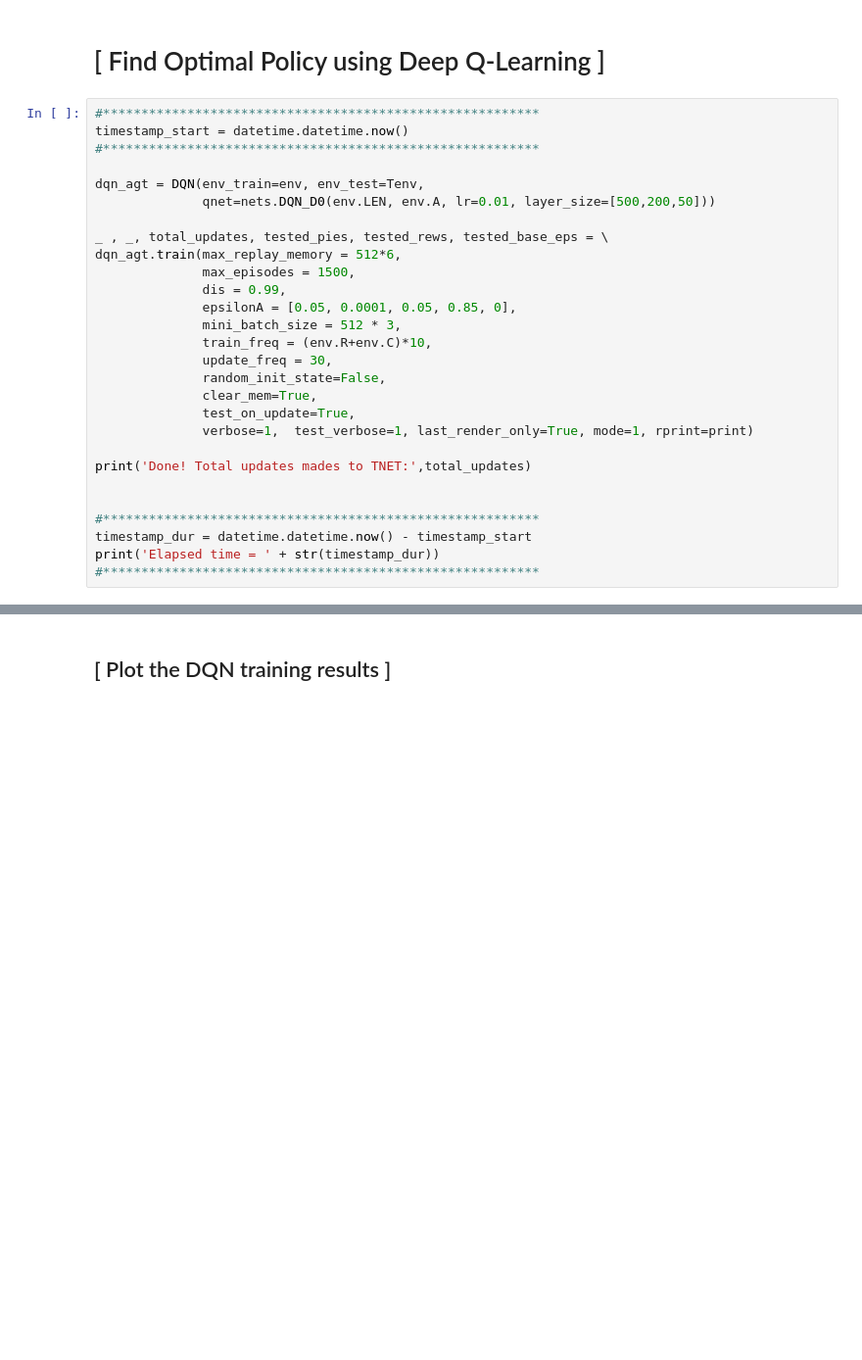
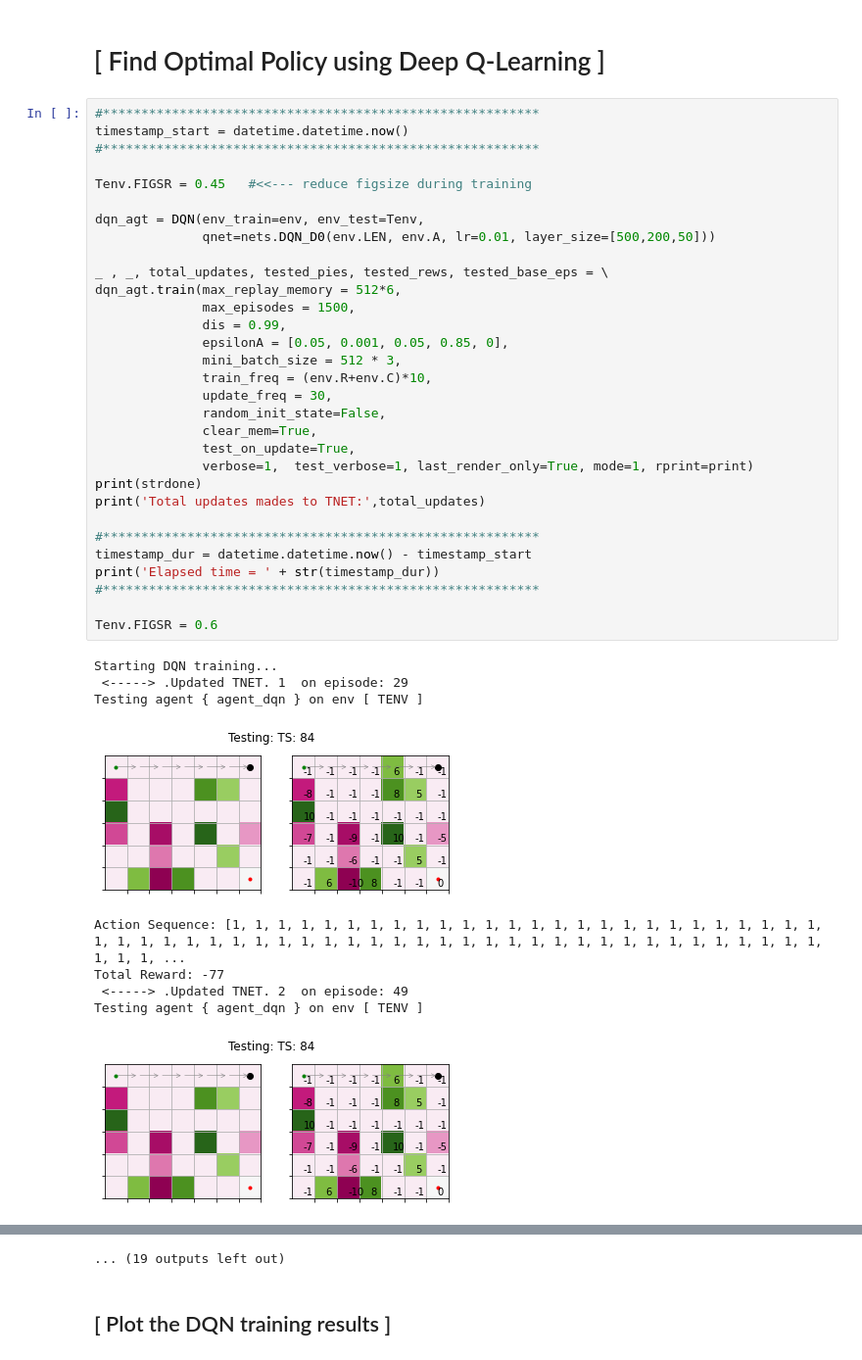
Before and after one commit to Nelson-iitp/public, a Jupyter notebook: docs_PYGW/[pygw]_starter.ipynb, the cells around one changed output, grey strips where cells are left out. Shown at 98% size. Saved outputs shown, nothing was run; the diff lists cells and outputs as text; blank space fills up the shorter version.

```diff
--- a/docs_PYGW/[pygw]_starter.ipynb
+++ b/docs_PYGW/[pygw]_starter.ipynb
@@ -137,28 +197,41 @@ Elapsed time = 0:01:07.660551
 # %%
 #*********************************************************
 timestamp_start = datetime.datetime.now()
 #*********************************************************
+
+Tenv.FIGSR = 0.45   #<<--- reduce figsize during training
 
 dqn_agt = DQN(env_train=env, env_test=Tenv,
               qnet=nets.DQN_D0(env.LEN, env.A, lr=0.01, layer_size=[500,200,50]))
 
 _ , _, total_updates, tested_pies, tested_rews, tested_base_eps = \
 dqn_agt.train(max_replay_memory = 512*6,
               max_episodes = 1500,
               dis = 0.99,
-              epsilonA = [0.05, 0.0001, 0.05, 0.85, 0],
+              epsilonA = [0.05, 0.001, 0.05, 0.85, 0],
               mini_batch_size = 512 * 3,
               train_freq = (env.R+env.C)*10,
               update_freq = 30,
               random_init_state=False,
               clear_mem=True,
               test_on_update=True,
               verbose=1,  test_verbose=1, last_render_only=True, mode=1, rprint=print)
-
-print('Done! Total updates mades to TNET:',total_updates)
-
+print(strdone)
+print('Total updates mades to TNET:',total_updates)
 
 #*********************************************************
 timestamp_dur = datetime.datetime.now() - timestamp_start
 print('Elapsed time = ' + str(timestamp_dur))
 #*********************************************************
+
+Tenv.FIGSR = 0.6
+# %% [output]
+Starting DQN training...
+ <-----> .Updated TNET. 1  on episode: 29
+Testing agent { agent_dqn } on env [ TENV ]
+[figure, added]
+Action Sequence: [1, 1, 1, 1, 1, 1, 1, 1, 1, 1, 1, 1, 1, 1, 1, 1, 1, 1, 1, 1, 1, 1, 1, 1, 1, 1, 1, 1, 1, 1, 1, 1, 1, 1, 1, 1, 1, 1, 1, 1, 1, 1, 1, 1, 1, 1, 1, 1, 1, 1, 1, 1, 1, 1, 1, 1, 1, 1, 1, 1, 1, ...
+Total Reward: -77
+ <-----> .Updated TNET. 2  on episode: 49
+Testing agent { agent_dqn } on env [ TENV ]
+[figure, added]
@@ -165,3 +258,4 @@ print('Elapsed time = ' + str(timestamp_dur))
+... (19 outputs left out)
 # %% [markdown]
 ## [ Plot the DQN training results ]
 # %%
```
Also changed, not shown: parts of 11 cells of this notebook.
